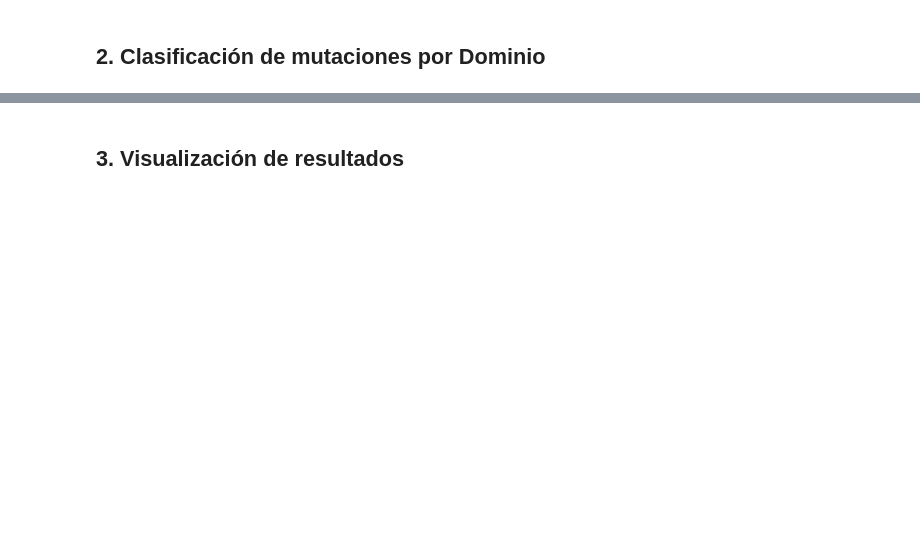
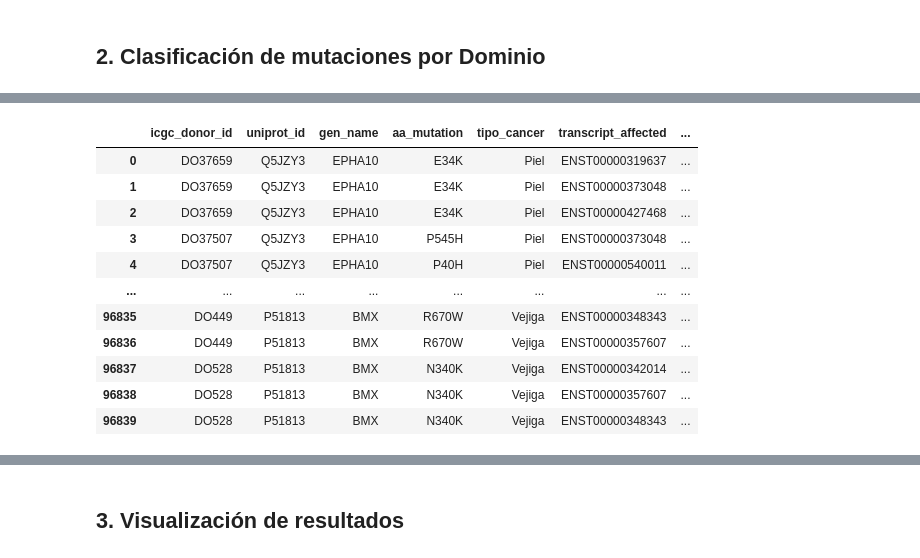
Before and after one commit to Nanocell-Lab/TCancer_RareDiseases, a Jupyter notebook: src/02_Analysis_cancer.ipynb, the cells around one changed output, grey strips where cells are left out. Drawn from its saved outputs; the diff is of its cells as text; code cells hidden in the pictures; blank space fills up the shorter version.

```diff
--- a/src/02_Analysis_cancer.ipynb
+++ b/src/02_Analysis_cancer.ipynb
@@ -207,0 +95,80 @@ df_consequence
+# %%
+#uniprot_ids = ["O00238"]
+uniprot_ids = df_consequence["uniprot_id"].unique()
+
+def get_features(uniprot_ids):
+
+    features_dict = {}
+    types = ["Signal", "Transmembrane",  "Domain"]
+
+    """ Es decision del usuario de dejar "Topological domain", ya que este incluye tambien al dominio quinasa.
+    Se quitaron las cadenas de "Region" y "Chain", ya que no se consideran dominios como tal. """
+
+    for uniprot_id in uniprot_ids:
+        response = requests.get(f'https://rest.uniprot.org/uniprotkb/{uniprot_id}.json')
+
+        if response.status_code == 200:
+            json_data = response.json()
+            gen_name = json_data['genes'][0]['geneName']['value']  # Extrae el nombre del gen
+            features = json_data.get("features")
+
+        features_dict[gen_name] = []
+
+        for f in features:
+            f_type = f.get("type")
+            if f_type in types:
+                f_start = f.get("location").get("start").get("value")
+                f_end = f.get("location").get("end").get("value")
+                f_description = f.get("description")
+                f_domain_name = f_type if not f_description else f"{f_type}_{f_description}"
+
+                # Guardar
+                features_dict[gen_name].append({
+                    #"uniprot_id": uniprot_id,
+                    #"gen_name": gen_name,
+                    "Dominio": f_domain_name,
+                    "Start": int(f_start),
+                    "End": int(f_end),
+
+                })
+
+    return features_dict
+
+data = get_features(uniprot_ids)
+
+def clasificar_mutacion(row):
+
+    gene = row['gen_name']
+    mutation = row['aa_mutation']
+
+    if gene in data:
+
+        position = int(''.join(filter(str.isdigit, mutation)))
+
+        # Recorrer la lista de dominios de ese gen
+        for dominio in data[gene]:
+            start = dominio["Start"]
+            end = dominio["End"]
+            nombre = dominio["Dominio"]
+
+            if start <= position <= end:
+
+                return pd.Series([nombre, f"{start}-{end}"])  # Dominio y rango
+
+    return pd.Series(["Otro", None])
+
+df_consequence[['Dominio', "Rango"]] = df_consequence.apply(clasificar_mutacion, axis=1)
+df_consequence
+# %% [output]
+|  | icgc_donor_id | uniprot_id | gen_name | aa_mutation | tipo_cancer | transcript_affected | ... |
+| 0 | DO37659 | Q5JZY3 | EPHA10 | E34K | Piel | ENST00000319637 | ... |
+| 1 | DO37659 | Q5JZY3 | EPHA10 | E34K | Piel | ENST00000373048 | ... |
+| 2 | DO37659 | Q5JZY3 | EPHA10 | E34K | Piel | ENST00000427468 | ... |
+| 3 | DO37507 | Q5JZY3 | EPHA10 | P545H | Piel | ENST00000373048 | ... |
+| 4 | DO37507 | Q5JZY3 | EPHA10 | P40H | Piel | ENST00000540011 | ... |
+| ... | ... | ... | ... | ... | ... | ... | ... |
+| 96835 | DO449 | P51813 | BMX | R670W | Vejiga | ENST00000348343 | ... |
+| 96836 | DO449 | P51813 | BMX | R670W | Vejiga | ENST00000357607 | ... |
+| 96837 | DO528 | P51813 | BMX | N340K | Vejiga | ENST00000342014 | ... |
+| 96838 | DO528 | P51813 | BMX | N340K | Vejiga | ENST00000357607 | ... |
+| 96839 | DO528 | P51813 | BMX | N340K | Vejiga | ENST00000348343 | ... |
```
Also changed, not shown: parts of 9 cells of this notebook, 3 other files.
